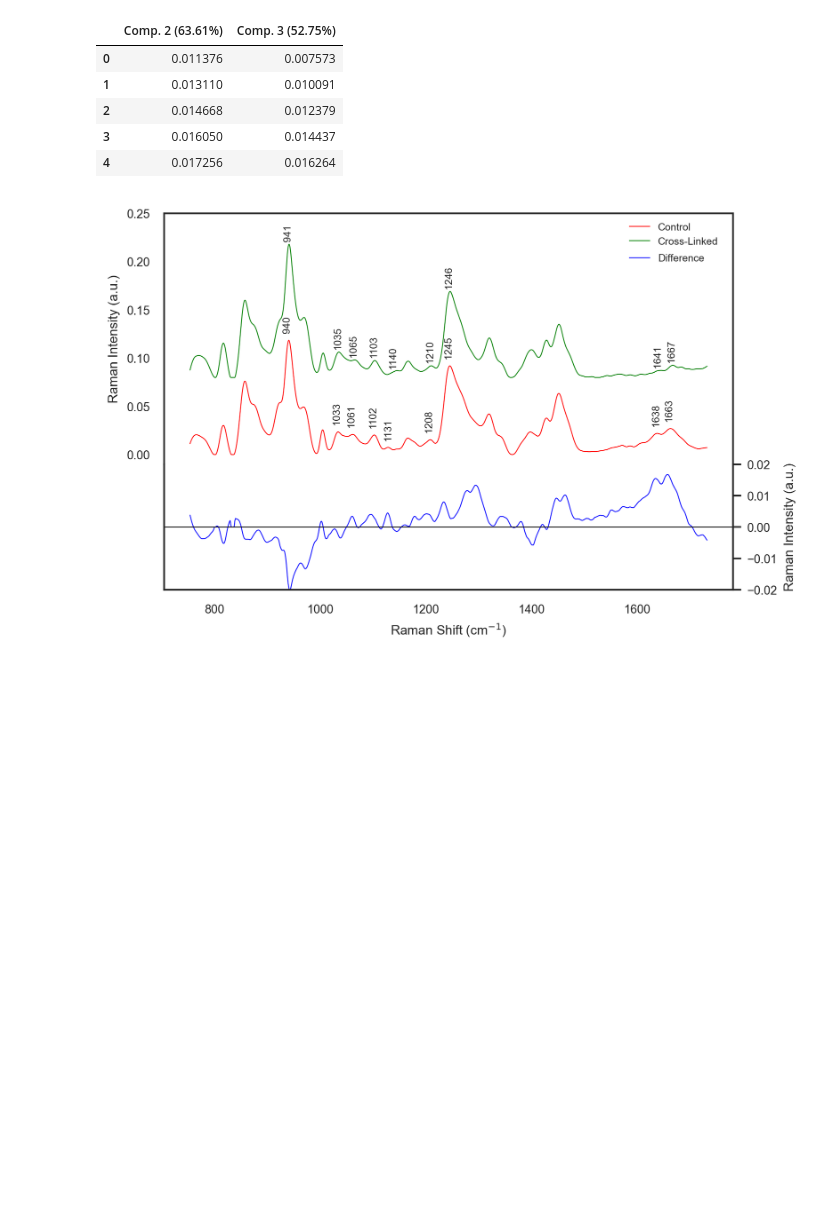
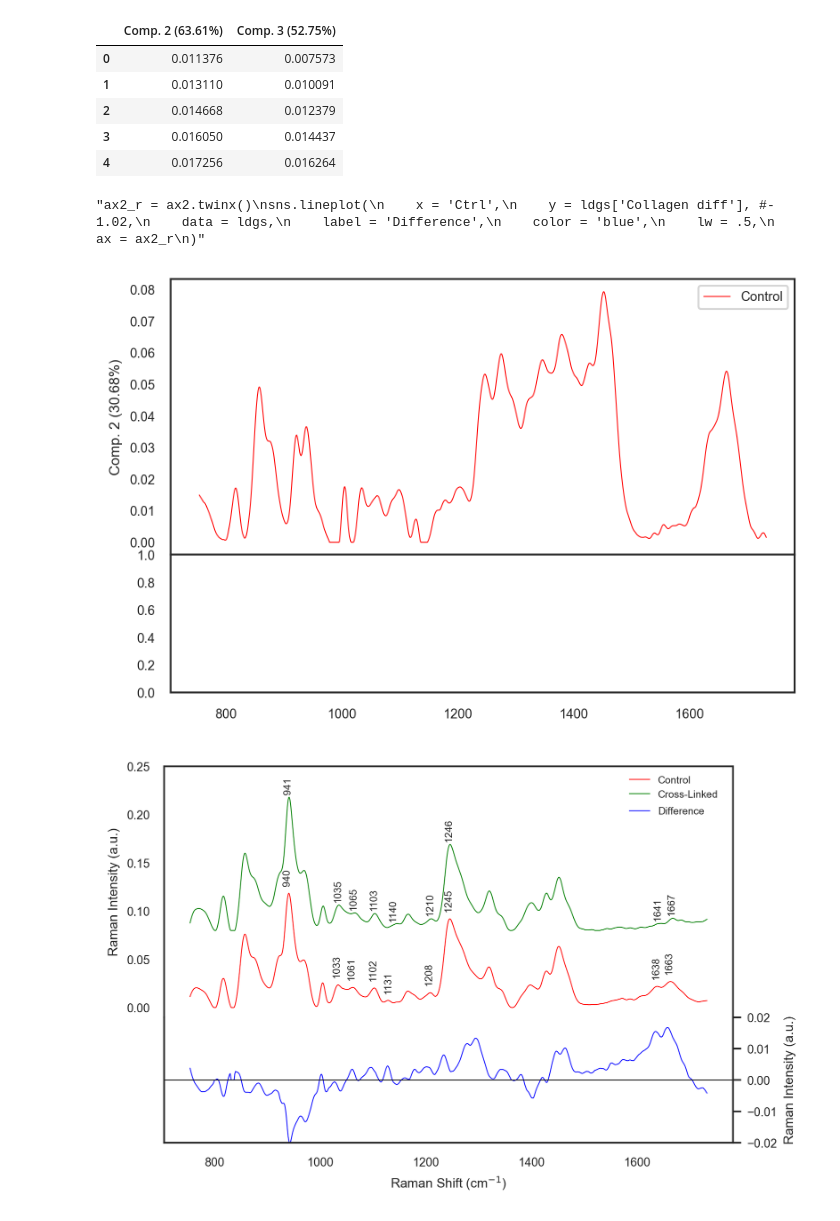
Before and after one commit to bunmiadejimi/Raman_Collagen, a Jupyter notebook: MCR_Stats.ipynb, the cells around one changed output. Drawn from its saved outputs; the diff is of its cells as text; code cells hidden in the pictures; blank space fills up the shorter version.

Commit message:
Update MCR_Stats.ipynb
Added visualizations for new MCR analyses.

```diff
--- a/MCR_Stats.ipynb
+++ b/MCR_Stats.ipynb
@@ -296,6 +305,48 @@ spec.head()
 | 2 | 0.014668 | 0.012379 |
 | 3 | 0.016050 | 0.014437 |
 | 4 | 0.017256 | 0.016264 |
+# %%
+fig, axes = plt.subplots(
+    nrows=2,
+    ncols=1,
+    figsize=(6, 4),
+    sharex=True,
+    gridspec_kw={"hspace": 0.00, 'height_ratios': [2, 1]},
+    dpi = 300
+)
+
+ax1, ax2= axes
+sns.lineplot(
+    x = 'exp',
+    y =  'Comp. 2 (30.68%)',#'Comp. 4 (9.14%)',
+    data = ldgs,
+    label = 'Control',
+    color = 'red',
+    lw = .5,
+    ax = ax1
+)
+'''sns.lineplot(
+    x = 'Ctrl',
+    y = ldgs['Comp. 3 (52.75%)'] + .08,
+    data = ldgs,
+    label = 'Cross-Linked',
+    color = 'green',
+    lw = .5,
+    ax = ax1
+)'''
+'''ax2_r = ax2.twinx()
+sns.lineplot(
+    x = 'Ctrl',
+    y = ldgs['Collagen diff'], #- 1.02,
+    data = ldgs,
+    label = 'Difference',
+    color = 'blue',
+    lw = .5,
+      ax = ax2_r
+)'''
+# %% [output]
+"ax2_r = ax2.twinx()\nsns.lineplot(\n    x = 'Ctrl',\n    y = ldgs['Collagen diff'], #- 1.02,\n    data = ldgs,\n    label = 'Difference',\n    color = 'blue',\n    lw = .5,\n      ax = ax2_r\n)"
+[figure, added]
 # %%
 #plt.figure(figsize = (8, 4), dpi = 300)
 fig, axes = plt.subplots(
```
Also changed, not shown: parts of 8 cells of this notebook.
